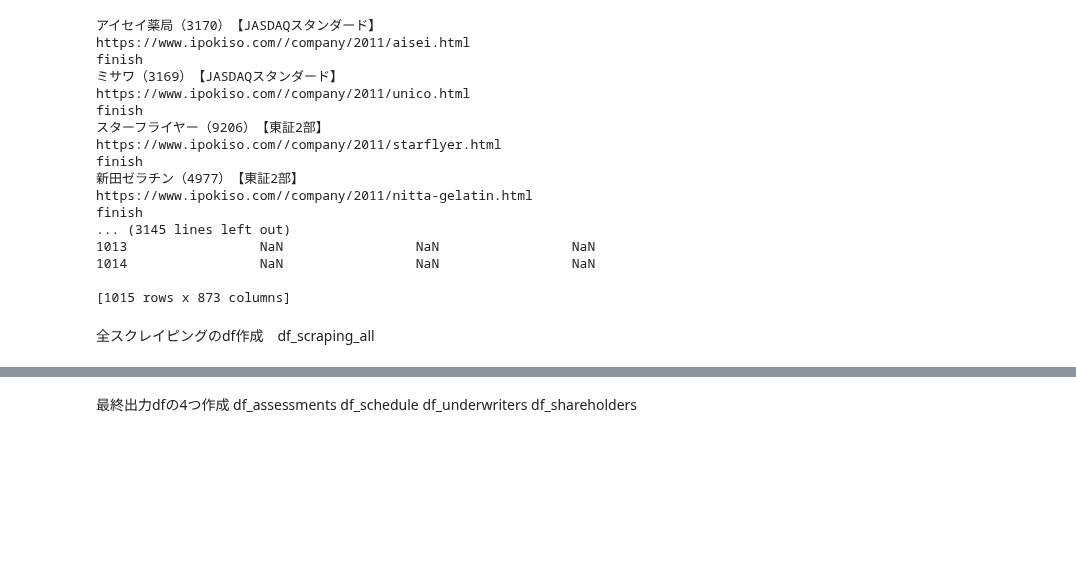
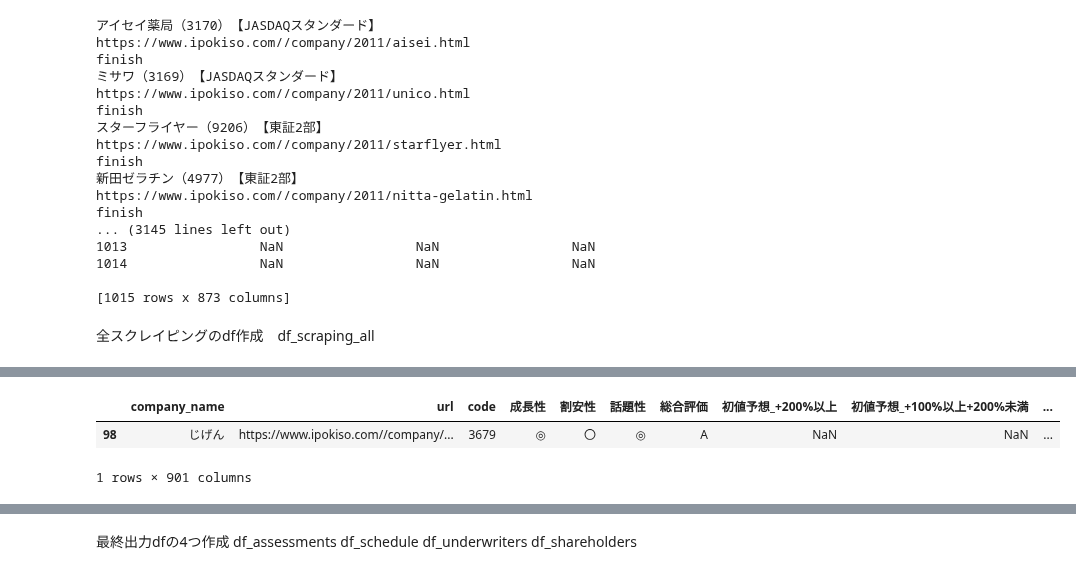
Before and after one commit to ryota1215/stock_tools, a Jupyter notebook: notebook/scraping_ipo.ipynb, the cells around one changed output, grey strips where cells are left out. Cells and saved outputs as stored; diff of their text form; code cells hidden in the pictures; blank space fills up the shorter version.

```diff
--- a/notebook/scraping_ipo.ipynb
+++ b/notebook/scraping_ipo.ipynb
@@ -521 +514,8 @@ df_scraping_all
+# %%
+# チェック用
+df_scraping_all[df_scraping_all["code"]==3679]
+# %% [output]
+|  | company_name | url | code | 成長性 | 割安性 | 話題性 | 総合評価 | 初値予想_+200%以上 | 初値予想_+100%以上+200%未満 | ... |
+| 98 | じげん | https://www.ipokiso.com//company/... | 3679 | ◎ | 〇 | ◎ | A | NaN | NaN | ... |
+1 rows × 901 columns
 # %% [markdown]
```
Also changed, not shown: parts of 19 cells of this notebook.
